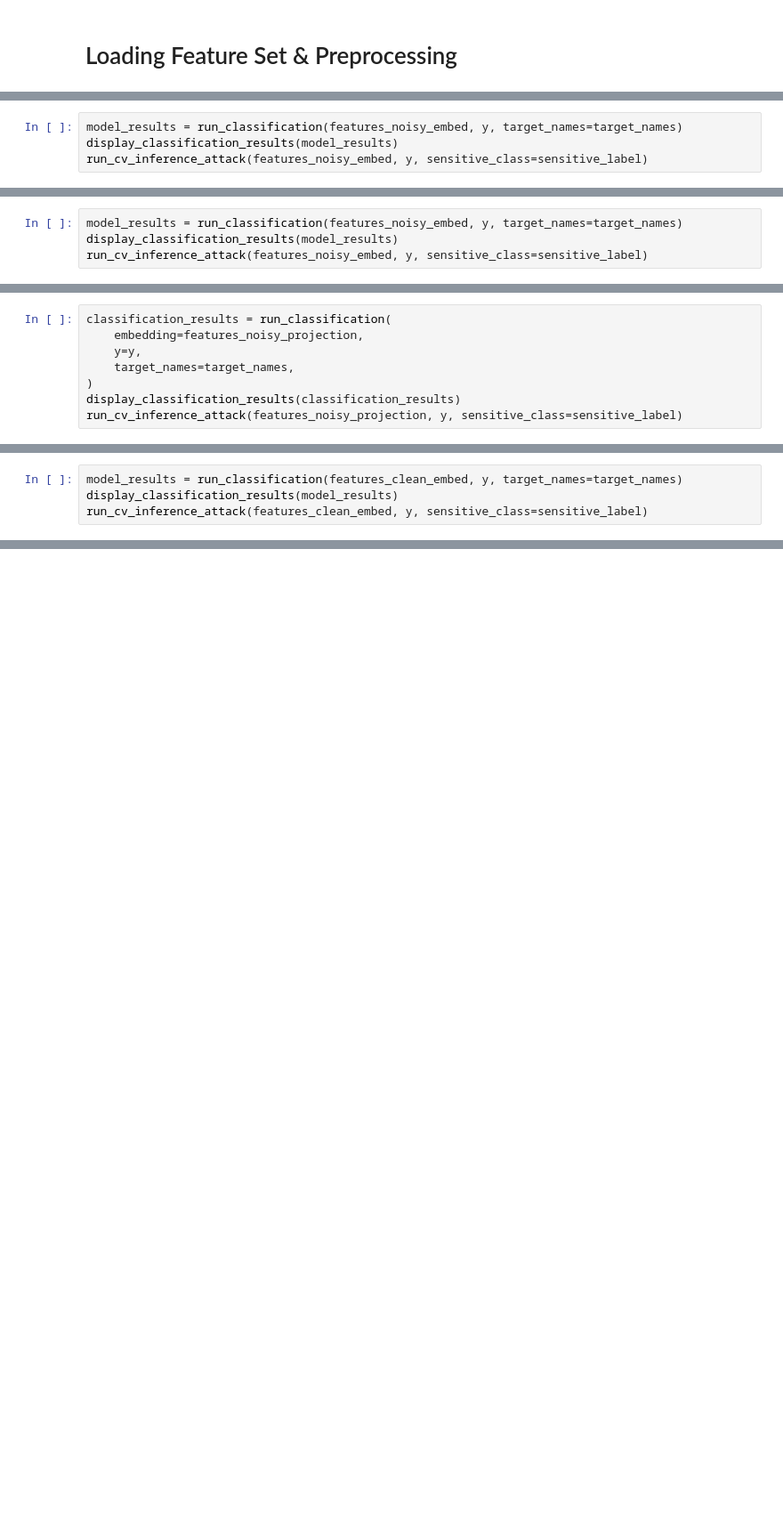
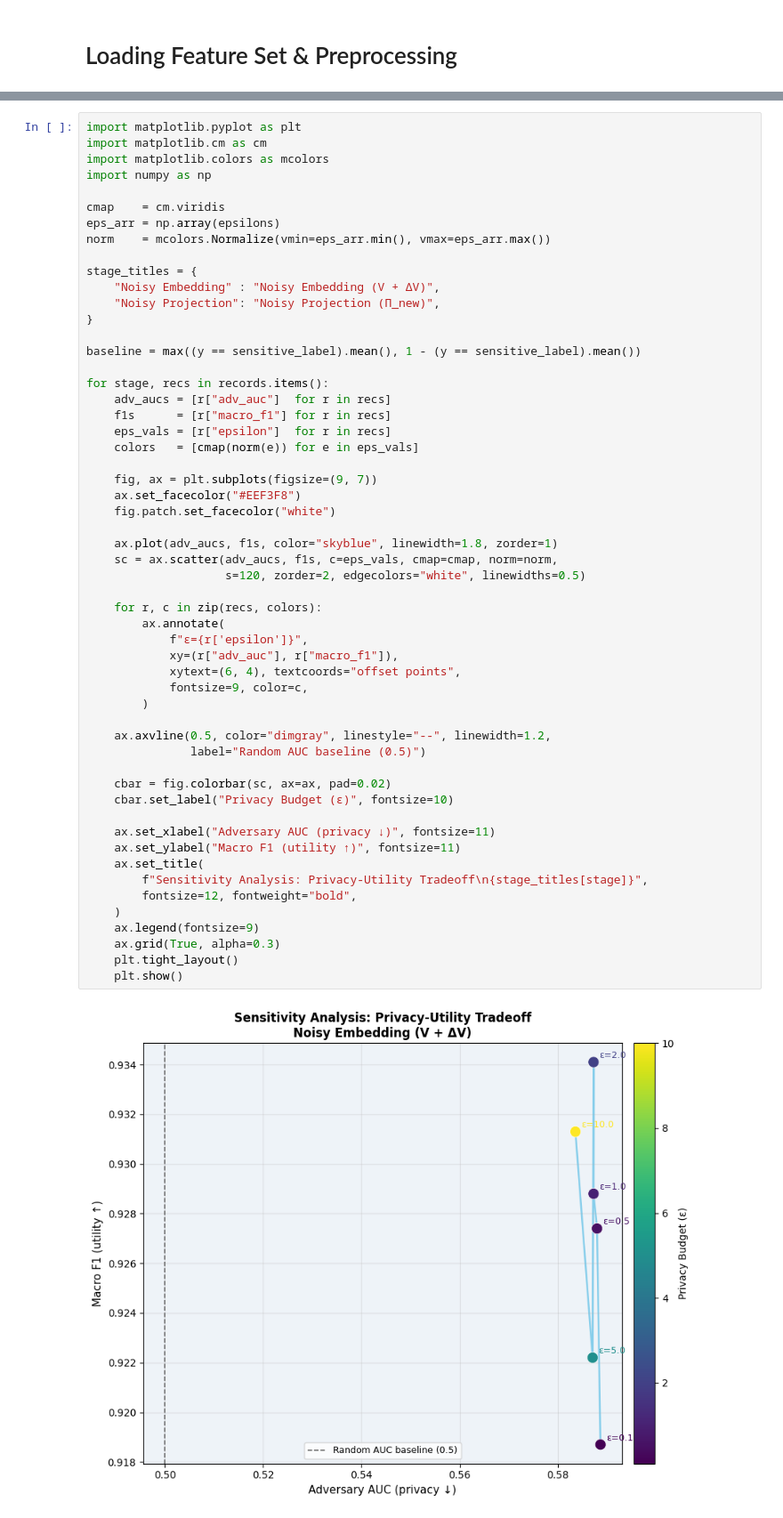
Before and after one commit to mrbrownstone07/privacy-pipeline, a Jupyter notebook: test_spec_pipeline.ipynb, the cells around one changed output, grey strips where cells are left out. Shown at 89% size. Cells and saved outputs as stored; diff of their text form; blank space fills up the shorter version.

```diff
--- a/test_spec_pipeline.ipynb
+++ b/test_spec_pipeline.ipynb
@@ -355,4 +18,0 @@ Random Forest (RF)                     0.863            0.784        -0.079
-# %%
-model_results = run_classification(features_noisy_embed, y, target_names=target_names)
-display_classification_results(model_results)
-run_cv_inference_attack(features_noisy_embed, y, sensitive_class=sensitive_label)
@@ -443,4 +18,0 @@ Noisy projection shape: (8767, 3)
-# %%
-model_results = run_classification(features_noisy_embed, y, target_names=target_names)
-display_classification_results(model_results)
-run_cv_inference_attack(features_noisy_embed, y, sensitive_class=sensitive_label)
@@ -456,8 +18,0 @@ NameError: name 'sensitive_label' is not defined
-# %%
-classification_results = run_classification(
-    embedding=features_noisy_projection,
-    y=y,
-    target_names=target_names,
-)
-display_classification_results(classification_results)
-run_cv_inference_attack(features_noisy_projection, y, sensitive_class=sensitive_label)
@@ -572,4 +18,0 @@ class EmbeddingPerturbation:
-# %%
-model_results = run_classification(features_clean_embed, y, target_names=target_names)
-display_classification_results(model_results)
-run_cv_inference_attack(features_clean_embed, y, sensitive_class=sensitive_label)
@@ -741,0 +170,57 @@ Macro summary — ranked by Macro F1
+# %%
+import matplotlib.pyplot as plt
+import matplotlib.cm as cm
+import matplotlib.colors as mcolors
+import numpy as np
+
+cmap    = cm.viridis
+eps_arr = np.array(epsilons)
+norm    = mcolors.Normalize(vmin=eps_arr.min(), vmax=eps_arr.max())
+
+stage_titles = {
+    "Noisy Embedding" : "Noisy Embedding (V + ΔV)",
+    "Noisy Projection": "Noisy Projection (Π_new)",
+}
+
+baseline = max((y == sensitive_label).mean(), 1 - (y == sensitive_label).mean())
+
+for stage, recs in records.items():
+    adv_aucs = [r["adv_auc"]  for r in recs]
+    f1s      = [r["macro_f1"] for r in recs]
+    eps_vals = [r["epsilon"]  for r in recs]
+    colors   = [cmap(norm(e)) for e in eps_vals]
+
+    fig, ax = plt.subplots(figsize=(9, 7))
+    ax.set_facecolor("#EEF3F8")
+    fig.patch.set_facecolor("white")
+
+    ax.plot(adv_aucs, f1s, color="skyblue", linewidth=1.8, zorder=1)
+    sc = ax.scatter(adv_aucs, f1s, c=eps_vals, cmap=cmap, norm=norm,
+                    s=120, zorder=2, edgecolors="white", linewidths=0.5)
+
+    for r, c in zip(recs, colors):
+        ax.annotate(
+            f"ε={r['epsilon']}",
+            xy=(r["adv_auc"], r["macro_f1"]),
+            xytext=(6, 4), textcoords="offset points",
+            fontsize=9, color=c,
+        )
+
+    ax.axvline(0.5, color="dimgray", linestyle="--", linewidth=1.2,
+               label="Random AUC baseline (0.5)")
+
+    cbar = fig.colorbar(sc, ax=ax, pad=0.02)
+    cbar.set_label("Privacy Budget (ε)", fontsize=10)
+
+    ax.set_xlabel("Adversary AUC (privacy ↓)", fontsize=11)
+    ax.set_ylabel("Macro F1 (utility ↑)", fontsize=11)
+    ax.set_title(
+        f"Sensitivity Analysis: Privacy-Utility Tradeoff\n{stage_titles[stage]}",
+        fontsize=12, fontweight="bold",
+    )
+    ax.legend(fontsize=9)
+    ax.grid(True, alpha=0.3)
+    plt.tight_layout()
+    plt.show()
+# %% [output]
+[figure, added]
```
Also changed, not shown: parts of 33 cells of this notebook, 5 other files.
